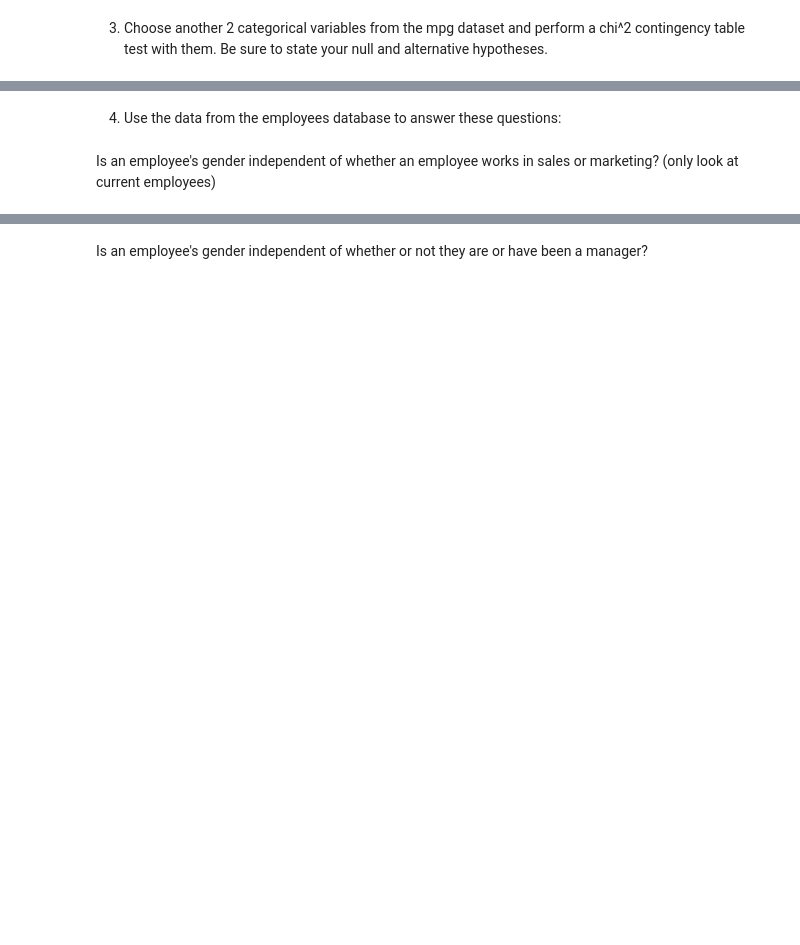
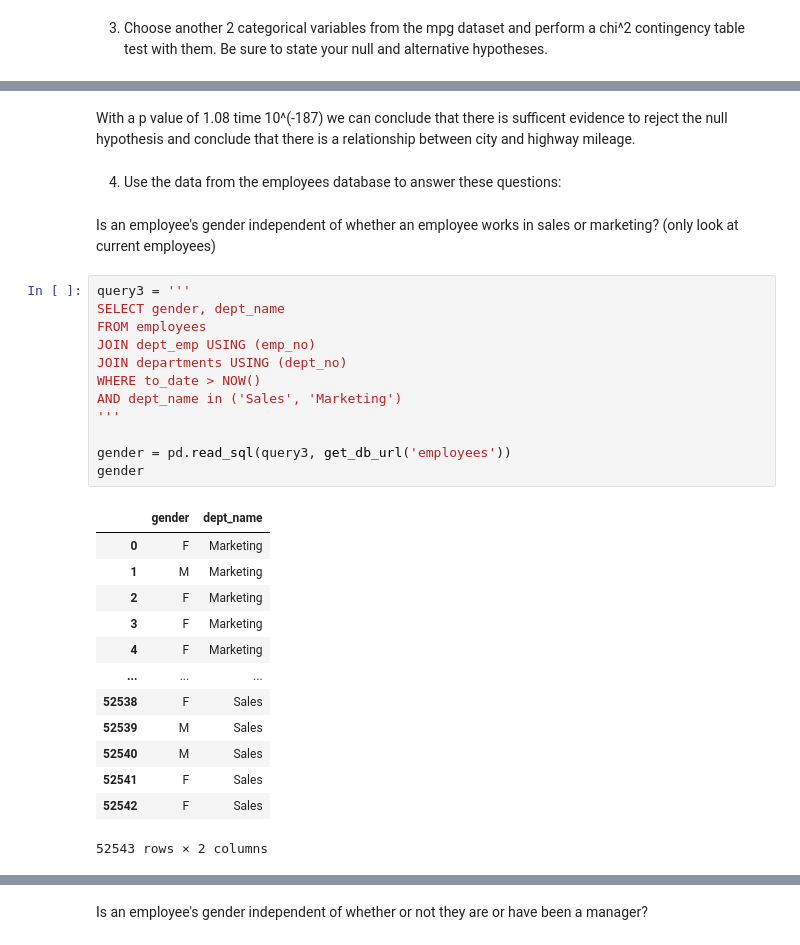
Before and after one commit to Alfred-W-S-Pirovits-Jr/statistics-exercises, a Jupyter notebook: hypothesis_testing.ipynb, the cells around one changed output, grey strips where cells are left out. Drawn from its saved outputs; the diff is of its cells as text; blank space fills up the shorter version.

```diff
--- a/hypothesis_testing.ipynb
+++ b/hypothesis_testing.ipynb
@@ -465,4 +585,32 @@ contingency table test with them. Be sure to state your null and alternative hyp
+# %% [markdown]
+With a p value of 1.08 time 10^(-187) we can conclude that there is sufficent evidence to reject the null hypothesis and conclude that there is a relationship between city and highway mileage.
 # %% [markdown]
 4.  Use the data from the employees database to answer these questions:
-# %% [markdown]
-Is an employee's gender independent of whether an employee works in sales or marketing? (only look at current employees)
+# %% [markdown]
+Is an employee's gender independent of whether an employee works in sales or marketing? (only look at current employees)
+# %%
+query3 = '''
+SELECT gender, dept_name
+FROM employees
+JOIN dept_emp USING (emp_no)
+JOIN departments USING (dept_no)
+WHERE to_date > NOW()
+AND dept_name in ('Sales', 'Marketing')
+'''
+
+gender = pd.read_sql(query3, get_db_url('employees'))
+gender
+# %% [output]
+|  | gender | dept_name |
+| 0 | F | Marketing |
+| 1 | M | Marketing |
+| 2 | F | Marketing |
+| 3 | F | Marketing |
+| 4 | F | Marketing |
+| ... | ... | ... |
+| 52538 | F | Sales |
+| 52539 | M | Sales |
+| 52540 | M | Sales |
+| 52541 | F | Sales |
+| 52542 | F | Sales |
+52543 rows × 2 columns
```
Also changed, not shown: parts of 34 cells of this notebook.
